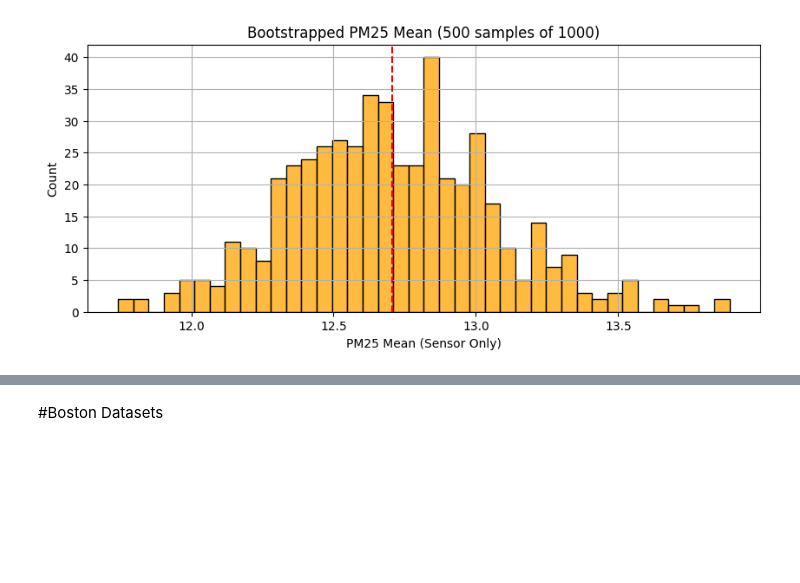
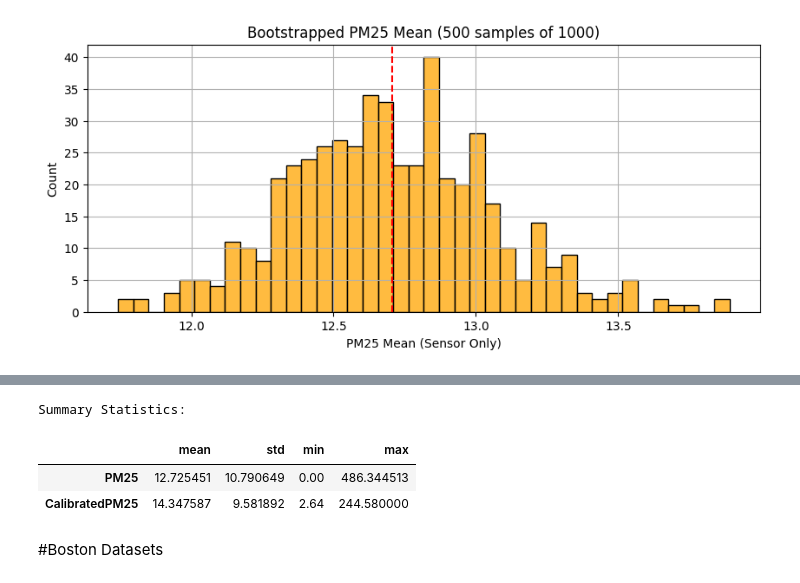
Before and after one commit to Dr-Isam-ALJAWARNEH/fds-project-airnav, a Jupyter notebook: NYC_Boston_Chicago_Project.ipynb, the cells around one changed output, grey strips where cells are left out. Saved outputs shown, nothing was run; the diff lists cells and outputs as text; code cells hidden in the pictures; blank space fills up the shorter version.

```diff
--- a/NYC_Boston_Chicago_Project.ipynb
+++ b/NYC_Boston_Chicago_Project.ipynb
@@ -420,0 +423,12 @@ plt.show()
+# %%
+# STEP 28: Summary Statistics
+summary_stats = data_all[["PM25", "CalibratedPM25"]].describe().T[["mean", "std", "min", "max"]]
+summary_stats.loc["PM25"] = data_all["PM25"][(data_all["PM25"] >= 0) & (data_all["PM25"] <= 500)].describe()[["mean", "std", "min", "max"]]
+
+print("Summary Statistics:")
+display(summary_stats)
+# %% [output]
+Summary Statistics:
+|  | mean | std | min | max |
+| PM25 | 12.725451 | 10.790649 | 0.00 | 486.344513 |
+| CalibratedPM25 | 14.347587 | 9.581892 | 2.64 | 244.580000 |
```
Also changed, not shown: parts of 2 cells of this notebook.
